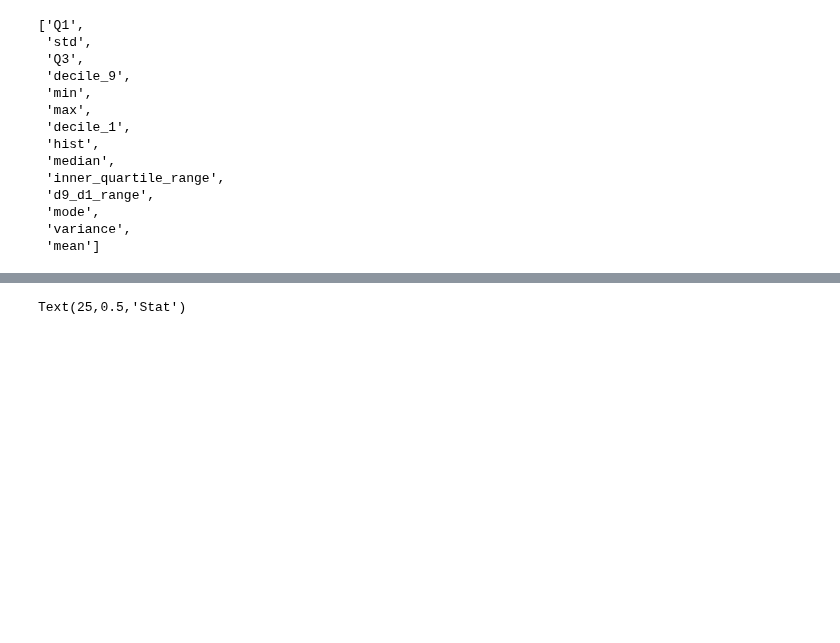
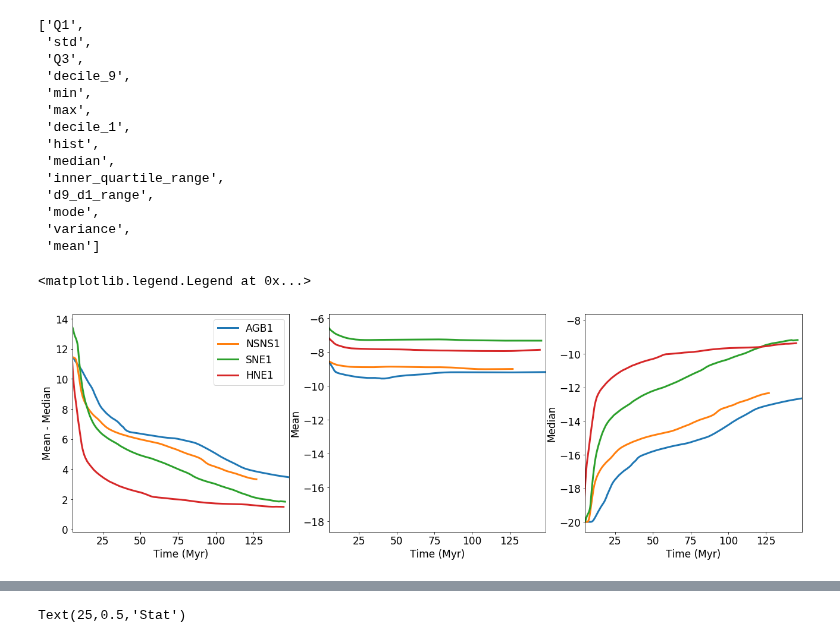
Before and after one commit to aemerick/galaxy_analysis, a Jupyter notebook: notebooks/enrichment_fraction_evolution.ipynb, the cells around one changed output, grey strips where cells are left out. Cells and saved outputs as stored; diff of their text form; code cells hidden in the pictures; blank space fills up the shorter version.

```diff
--- a/notebooks/enrichment_fraction_evolution.ipynb
+++ b/notebooks/enrichment_fraction_evolution.ipynb
@@ -370,3 +391,71 @@ d1_2   = get_stat('decile_1',logval=True,average_all=True, data_names = data_lis
+# %%
+all_data = {}
+
+for run in run_names:
+    all_data[run] = {}
+    for stat in ['mean','median','Q1','Q3','decile_9','decile_1']:
+        all_data[run][stat] = get_stat(stat, logval = True,
+                                       average_all = True, average_type = run,
+                                       data_names  = data_list_dict[run],
+                                       fname = infile_dict[run], phase = 'Disk')
+# %%
+fig, ax = plt.subplots(1,3)
+fig.set_size_inches(18,6)
+
+#
+# Note mean reflects ejection fraction and initial mixing mass
+#
+
+def _get_plot_values(run, stat, species = 'average'):
+
+    if stat in all_data[run].keys():
+        y = all_data[run][stat][species]
+    elif stat == 'mean-median':
+        y = all_data[run]['mean'][species] - all_data[run]['median'][species]
+    elif stat == 'IQR':
+        y = all_data[run]['Q3'][species] - all_data[run]['Q1'][species]
+    elif stat == 'IDR':
+        y = all_data[run]['decile_9'][species] - all_data[run]['decile_1'][species]
+    else:
+        raise ValueError
+
+    time = all_data[run]['mean']['time']
+
+    return time, y
+
+colors = {'AGB1':'C0','NSNS1':'C1','SNE1':'C2','HNE1':'C3'}
+
+minx = 1000
+maxx = -1
+for run in run_names:
+    x,y = _get_plot_values(run, 'mean-median', 'average')
+    ax[0].plot(x, y, color = colors[run], lw = 3, ls = '-', label = run)
+    minx = np.min( [minx,np.min(x)])
+    maxx = np.max( [maxx,np.max(x)])
+
+for run in run_names:
+    x,y = _get_plot_values(run, 'mean', 'average')
+    ax[1].plot(x, y, color = colors[run], lw = 3, ls = '-', label = run)
+
+for run in run_names:
+    x,y = _get_plot_values(run, 'median', 'average')
+    ax[2].plot(x, y, color = colors[run], lw = 3, ls = '-', label = run)
+
+
+
+plt.tight_layout()
+
+for a in ax:
+    a.set_xlabel(r'Time (Myr)')
+    a.set_xlim(5,maxx)
+
+ax[0].set_ylabel('Mean - Median')
+ax[1].set_ylabel('Mean')
+ax[2].set_ylabel('Median')
+ax[0].legend(loc= 'best')
+# %% [output]
+<matplotlib.legend.Legend at 0x...>
+[figure, added]
 # %%
 fig, ax = plt.subplots()
 fig.set_size_inches(8,8)
```
Also changed, not shown: parts of 7 cells of this notebook.
